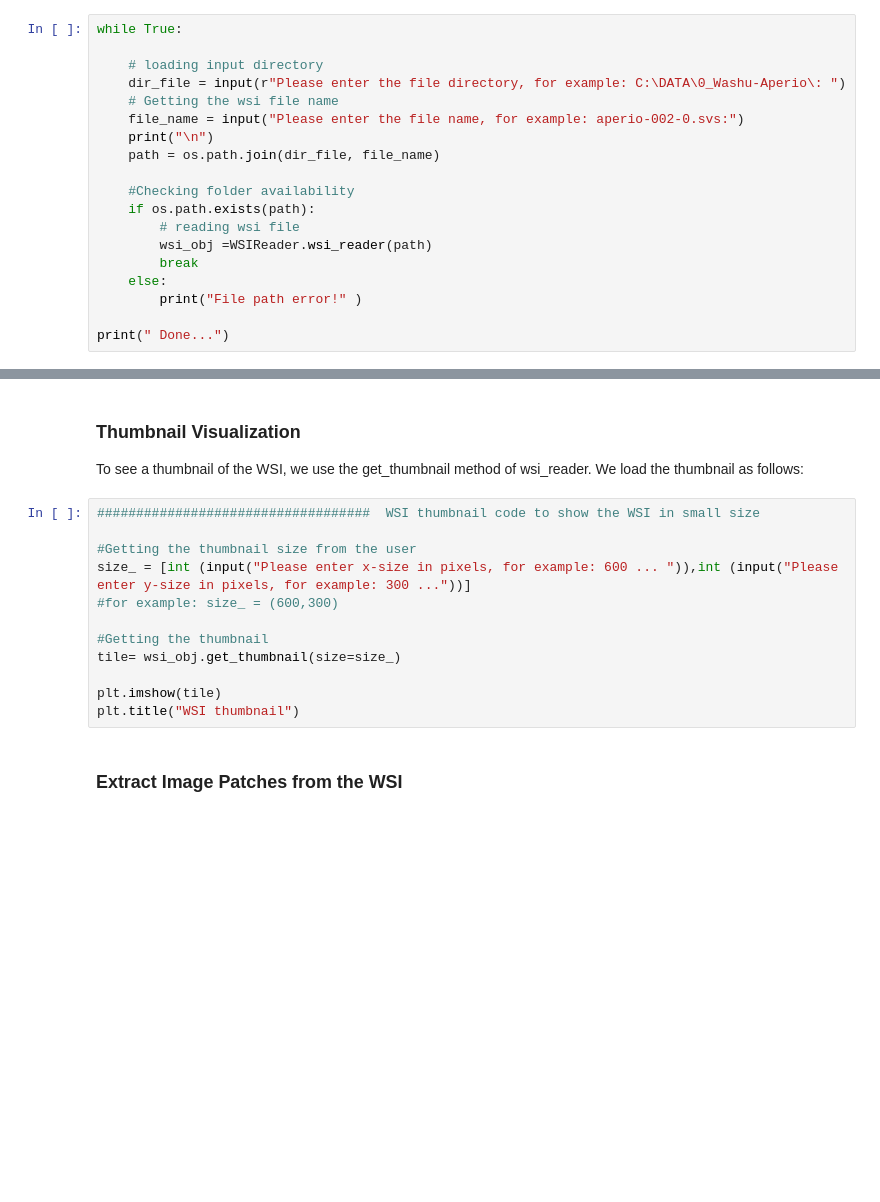
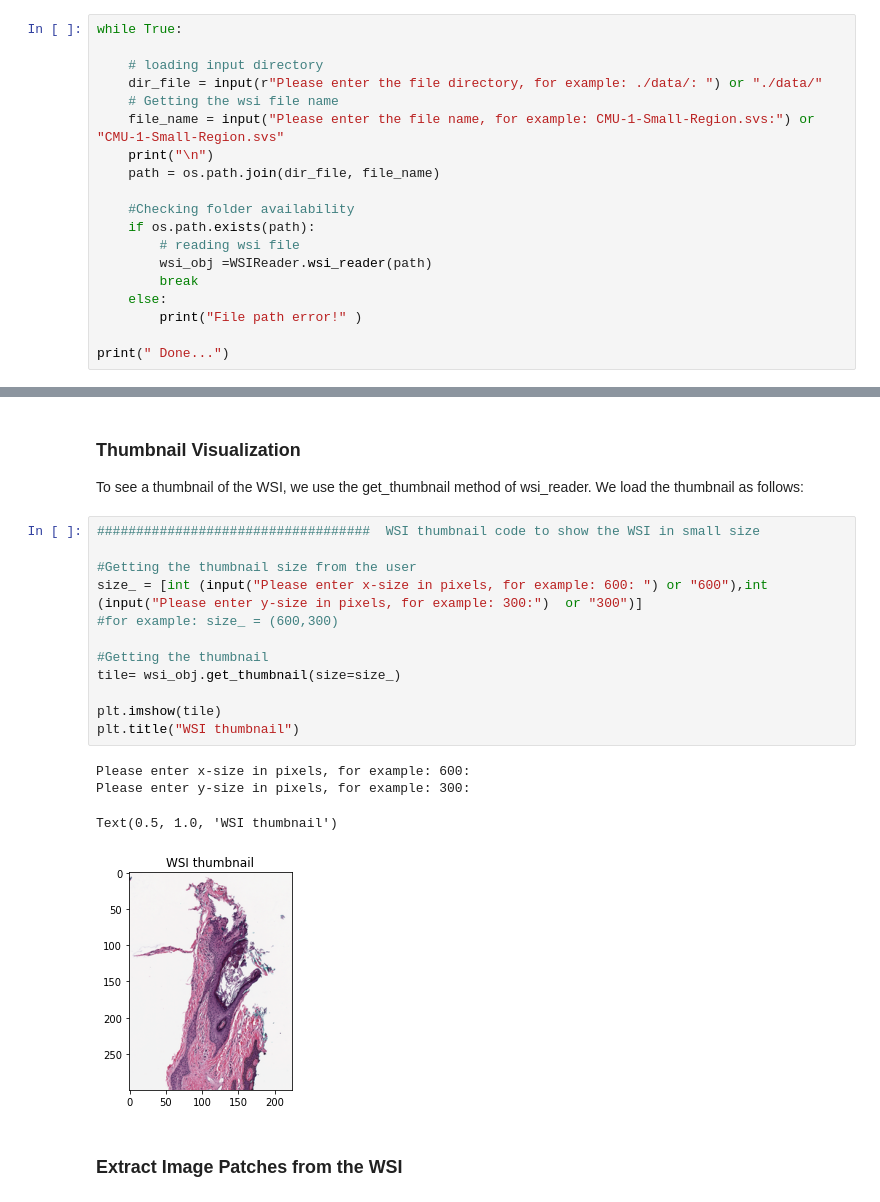
Before and after one commit to DIDSR/ValidPath, a Jupyter notebook: 03_patch_extraction.ipynb, the cells around one changed output, grey strips where cells are left out. Saved outputs shown, nothing was run; the diff lists cells and outputs as text; blank space fills up the shorter version.

```diff
--- a/03_patch_extraction.ipynb
+++ b/03_patch_extraction.ipynb
@@ -88,9 +88,9 @@ In this section, we load a WSI and create the WSI object. This is enabled using
 while True:
 
     # loading input directory
-    dir_file = input(r"Please enter the file directory, for example: C:\DATA\0_Washu-Aperio\: ")
+    dir_file = input(r"Please enter the file directory, for example: ./data/: ") or "./data/"
     # Getting the wsi file name
-    file_name = input("Please enter the file name, for example: aperio-002-0.svs:")
+    file_name = input("Please enter the file name, for example: CMU-1-Small-Region.svs:") or "CMU-1-Small-Region.svs"
     print("\n")
     path = os.path.join(dir_file, file_name)
 
@@ -116,15 +125,20 @@ To see a thumbnail of the WSI, we use the get_thumbnail method of wsi_reader. We
 # %%
 ###################################  WSI thumbnail code to show the WSI in small size
 
 #Getting the thumbnail size from the user
-size_ = [int (input("Please enter x-size in pixels, for example: 600 ... ")),int (input("Please enter y-size in pixels, for example: 300 ..."))]
+size_ = [int (input("Please enter x-size in pixels, for example: 600: ") or "600"),int (input("Please enter y-size in pixels, for example: 300:")  or "300")]
 #for example: size_ = (600,300)
 
 #Getting the thumbnail
 tile= wsi_obj.get_thumbnail(size=size_)
 
 plt.imshow(tile)
 plt.title("WSI thumbnail")
+# %% [output]
+Please enter x-size in pixels, for example: 600:
+Please enter y-size in pixels, for example: 300:
+Text(0.5, 1.0, 'WSI thumbnail')
+[figure, added]
 # %% [markdown]
 ### Extract Image Patches from the WSI
 # %%
```
Also changed, not shown: parts of 5 cells of this notebook, 57 other files.
